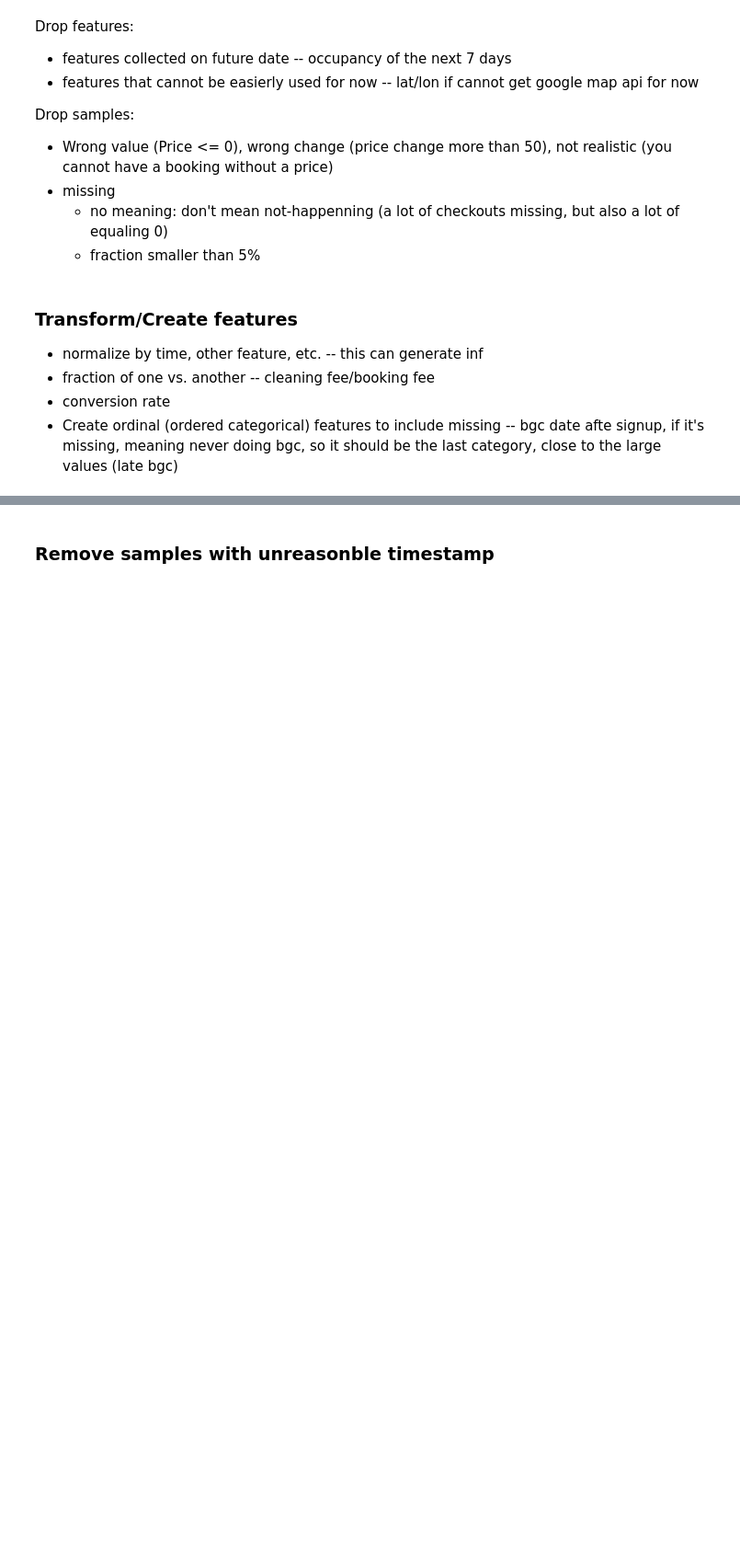
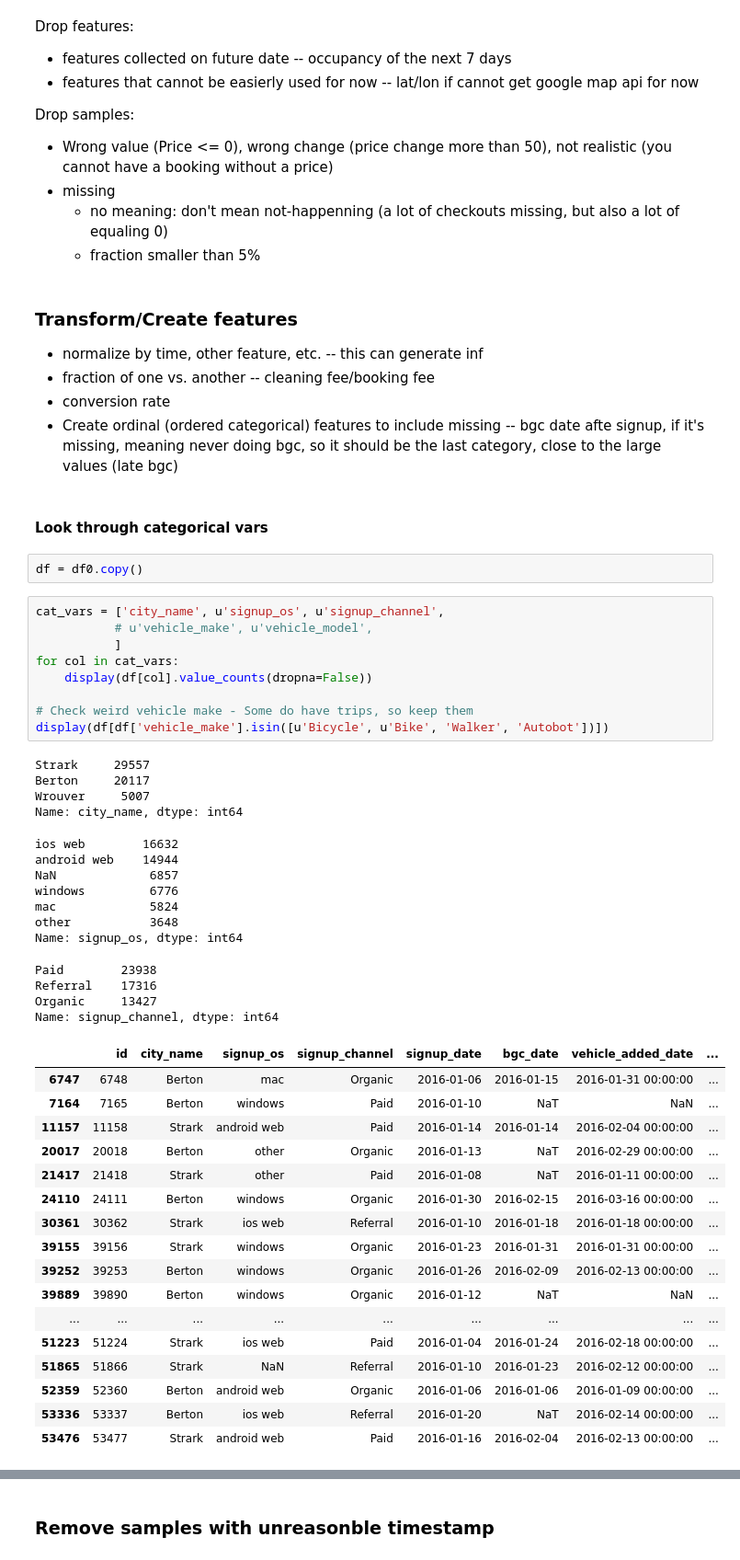
Before and after one commit to yuwei2341/PYSCRP, a Jupyter notebook: EDA.ipynb, the cells around one changed output, grey strips where cells are left out. Shown at 92% size. Cells and saved outputs as stored; diff of their text form; blank space fills up the shorter version.

```diff
--- a/EDA.ipynb
+++ b/EDA.ipynb
@@ -148,3 +151,49 @@ Drop samples:
 * fraction of one vs. another -- cleaning fee/booking fee
 * conversion rate
 * Create ordinal (ordered categorical) features to include missing -- bgc date afte signup, if it's missing, meaning never doing bgc, so it should be the last category, close to the large values (late bgc)
+# %% [markdown]
+#### Look through categorical vars
+# %%
+df = df0.copy()
+# %%
+cat_vars = ['city_name', u'signup_os', u'signup_channel',
+           # u'vehicle_make', u'vehicle_model',
+           ]
+for col in cat_vars:
+    display(df[col].value_counts(dropna=False))
+
+# Check weird vehicle make - Some do have trips, so keep them
+display(df[df['vehicle_make'].isin([u'Bicycle', u'Bike', 'Walker', 'Autobot'])])
+# %% [output]
+Strark     29557
+Berton     20117
+Wrouver     5007
+Name: city_name, dtype: int64
+ios web        16632
+android web    14944
+NaN             6857
+windows         6776
+mac             5824
+other           3648
+Name: signup_os, dtype: int64
+Paid        23938
+Referral    17316
+Organic     13427
+Name: signup_channel, dtype: int64
+|  | id | city_name | signup_os | signup_channel | signup_date | bgc_date | vehicle_added_date | ... |
+| 6747 | 6748 | Berton | mac | Organic | 2016-01-06 | 2016-01-15 | 2016-01-31 00:00:00 | ... |
+| 7164 | 7165 | Berton | windows | Paid | 2016-01-10 | NaT | NaN | ... |
+| 11157 | 11158 | Strark | android web | Paid | 2016-01-14 | 2016-01-14 | 2016-02-04 00:00:00 | ... |
+| 20017 | 20018 | Berton | other | Organic | 2016-01-13 | NaT | 2016-02-29 00:00:00 | ... |
+| 21417 | 21418 | Strark | other | Paid | 2016-01-08 | NaT | 2016-01-11 00:00:00 | ... |
+| 24110 | 24111 | Berton | windows | Organic | 2016-01-30 | 2016-02-15 | 2016-03-16 00:00:00 | ... |
+| 30361 | 30362 | Strark | ios web | Referral | 2016-01-10 | 2016-01-18 | 2016-01-18 00:00:00 | ... |
+| 39155 | 39156 | Strark | windows | Organic | 2016-01-23 | 2016-01-31 | 2016-01-31 00:00:00 | ... |
+| 39252 | 39253 | Berton | windows | Organic | 2016-01-26 | 2016-02-09 | 2016-02-13 00:00:00 | ... |
+| 39889 | 39890 | Berton | windows | Organic | 2016-01-12 | NaT | NaN | ... |
+| ... | ... | ... | ... | ... | ... | ... | ... | ... |
+| 51223 | 51224 | Strark | ios web | Paid | 2016-01-04 | 2016-01-24 | 2016-02-18 00:00:00 | ... |
+| 51865 | 51866 | Strark | NaN | Referral | 2016-01-10 | 2016-01-23 | 2016-02-12 00:00:00 | ... |
+| 52359 | 52360 | Berton | android web | Organic | 2016-01-06 | 2016-01-06 | 2016-01-09 00:00:00 | ... |
+| 53336 | 53337 | Berton | ios web | Referral | 2016-01-20 | NaT | 2016-02-14 00:00:00 | ... |
+| 53476 | 53477 | Strark | android web | Paid | 2016-01-16 | 2016-02-04 | 2016-02-13 00:00:00 | ... |
```
Also changed, not shown: parts of 17 cells of this notebook.
